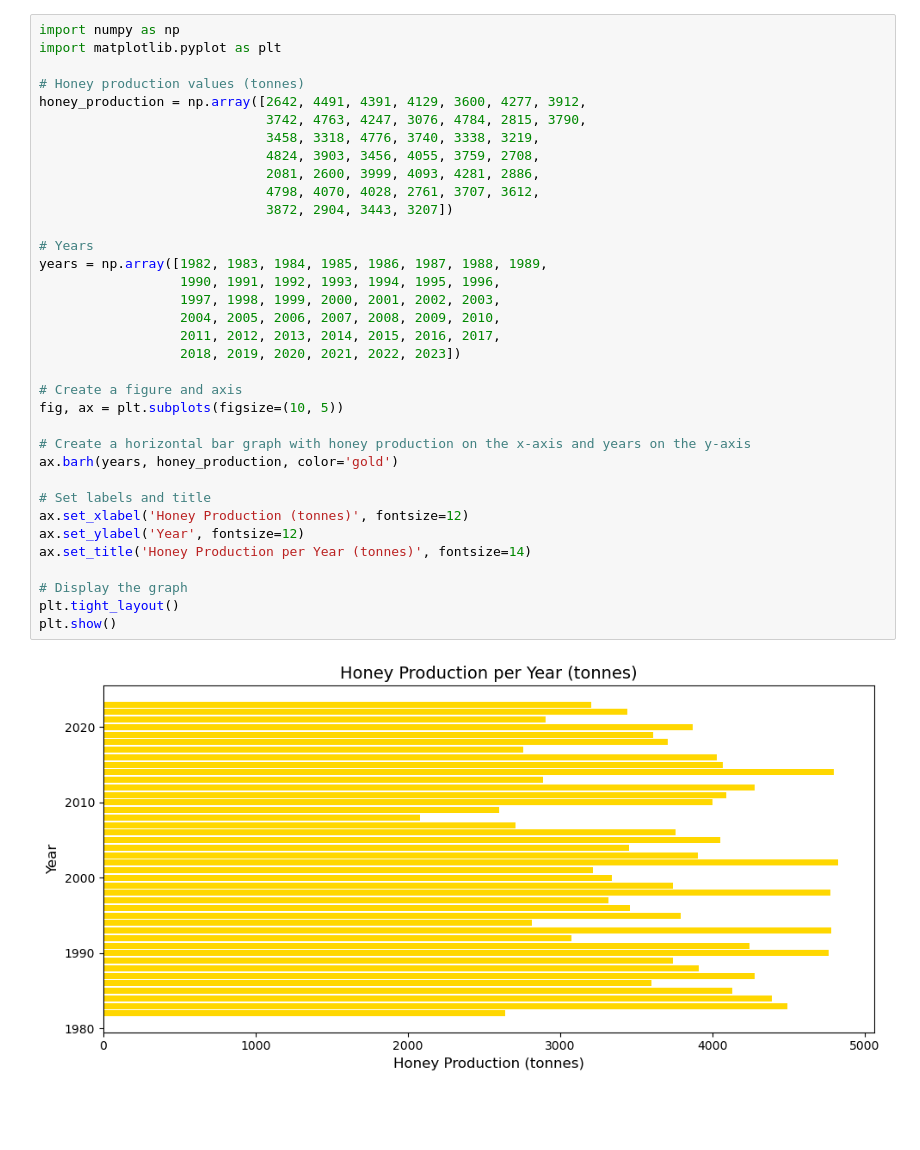
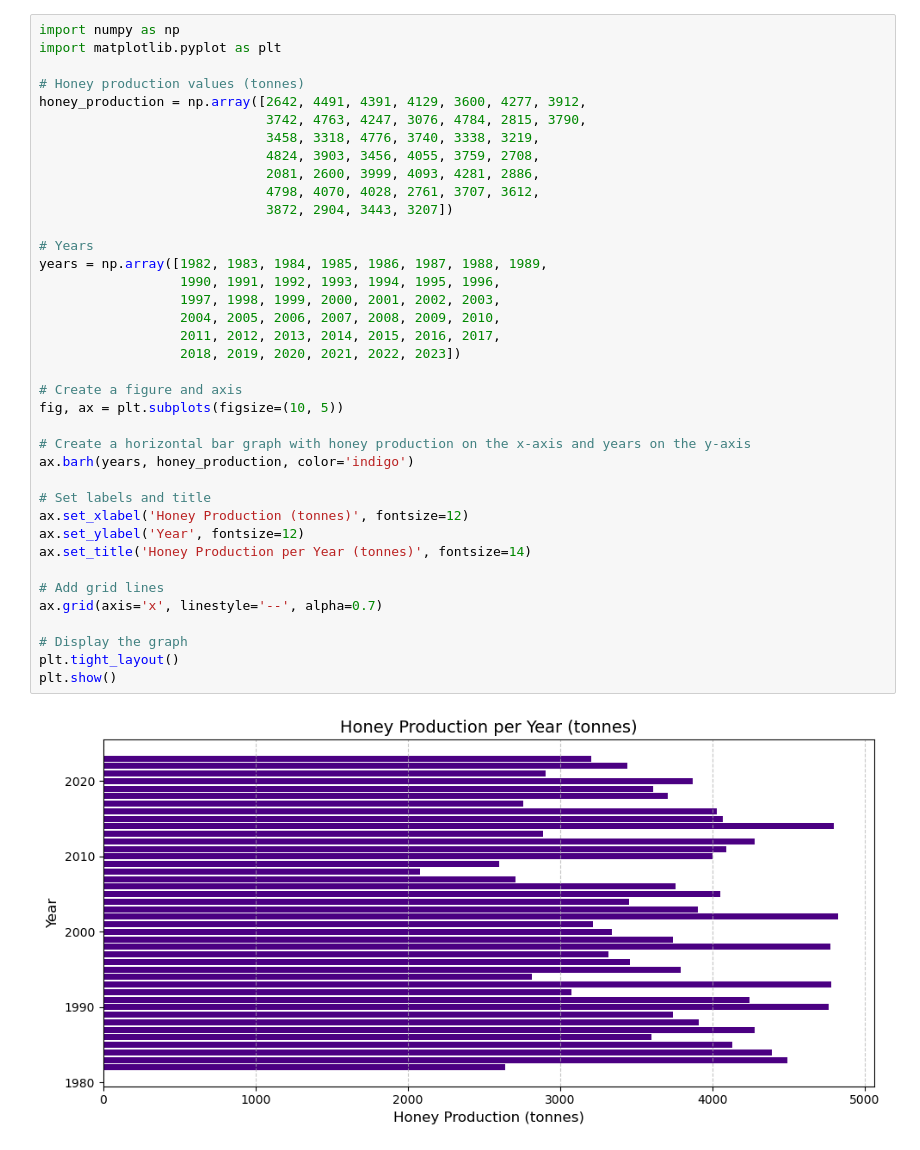
Before and after one commit to rktakk/visualization, a Jupyter notebook: 02_activities/assignments/assignment-4.ipynb, the cells around one changed output. Drawn from its saved outputs; the diff is of its cells as text; blank space fills up the shorter version.

```diff
--- a/02_activities/assignments/assignment-4.ipynb
+++ b/02_activities/assignments/assignment-4.ipynb
@@ -6,35 +6,38 @@ import matplotlib.pyplot as plt
 honey_production = np.array([2642, 4491, 4391, 4129, 3600, 4277, 3912,
                              3742, 4763, 4247, 3076, 4784, 2815, 3790,
                              3458, 3318, 4776, 3740, 3338, 3219,
                              4824, 3903, 3456, 4055, 3759, 2708,
                              2081, 2600, 3999, 4093, 4281, 2886,
                              4798, 4070, 4028, 2761, 3707, 3612,
                              3872, 2904, 3443, 3207])
 
 # Years
 years = np.array([1982, 1983, 1984, 1985, 1986, 1987, 1988, 1989,
                   1990, 1991, 1992, 1993, 1994, 1995, 1996,
                   1997, 1998, 1999, 2000, 2001, 2002, 2003,
                   2004, 2005, 2006, 2007, 2008, 2009, 2010,
                   2011, 2012, 2013, 2014, 2015, 2016, 2017,
                   2018, 2019, 2020, 2021, 2022, 2023])
 
 # Create a figure and axis
 fig, ax = plt.subplots(figsize=(10, 5))
 
 # Create a horizontal bar graph with honey production on the x-axis and years on the y-axis
-ax.barh(years, honey_production, color='gold')
+ax.barh(years, honey_production, color='indigo')
 
 # Set labels and title
 ax.set_xlabel('Honey Production (tonnes)', fontsize=12)
 ax.set_ylabel('Year', fontsize=12)
 ax.set_title('Honey Production per Year (tonnes)', fontsize=14)
 
+# Add grid lines
+ax.grid(axis='x', linestyle='--', alpha=0.7)
+
 # Display the graph
 plt.tight_layout()
 plt.show()
 # %% [output]
-[figure, old version]
+[figure, new version]
 # %%
 import numpy as np
 import matplotlib.pyplot as plt
```
Also changed, not shown: parts of 1 cell of this notebook, 1 other file.
